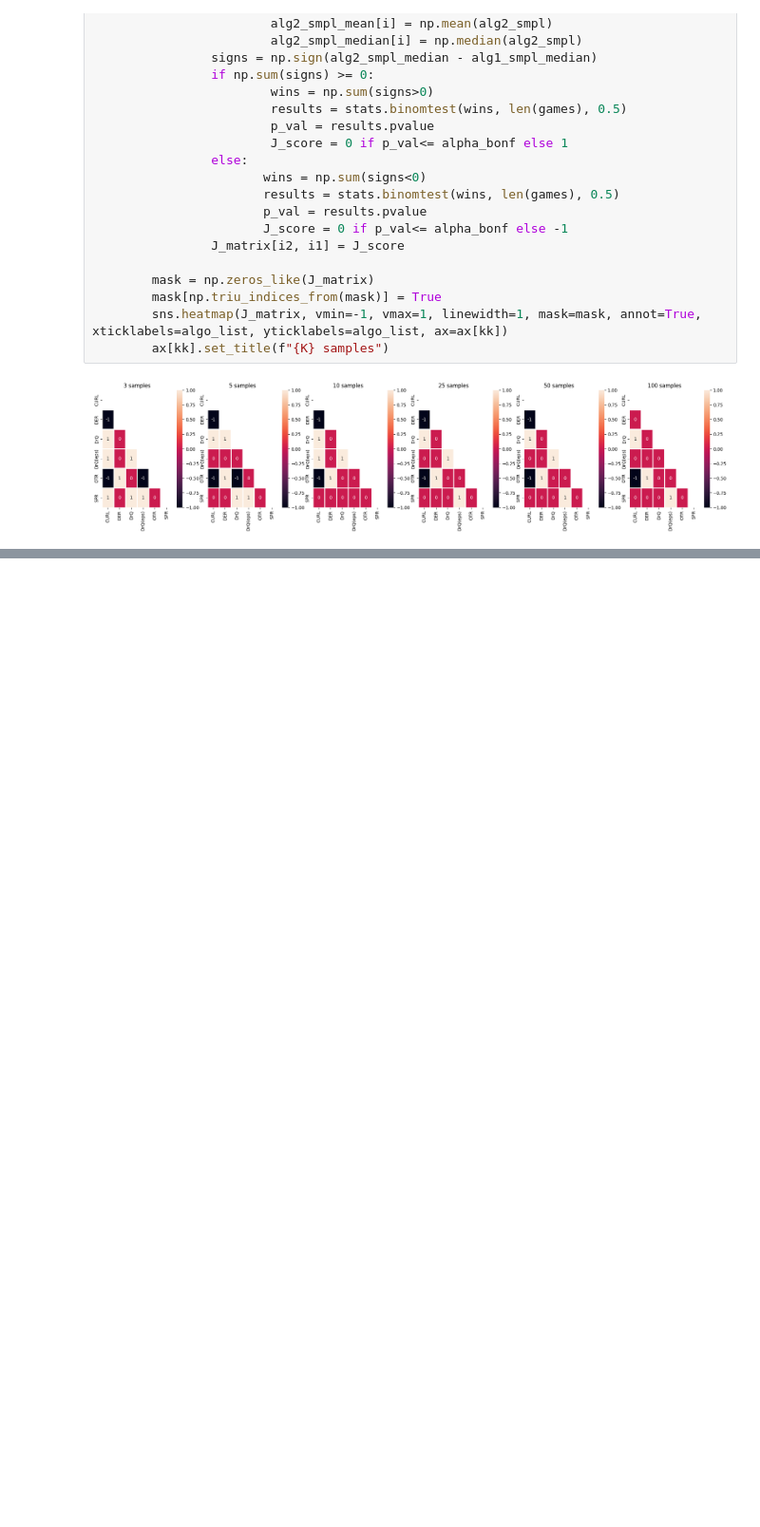
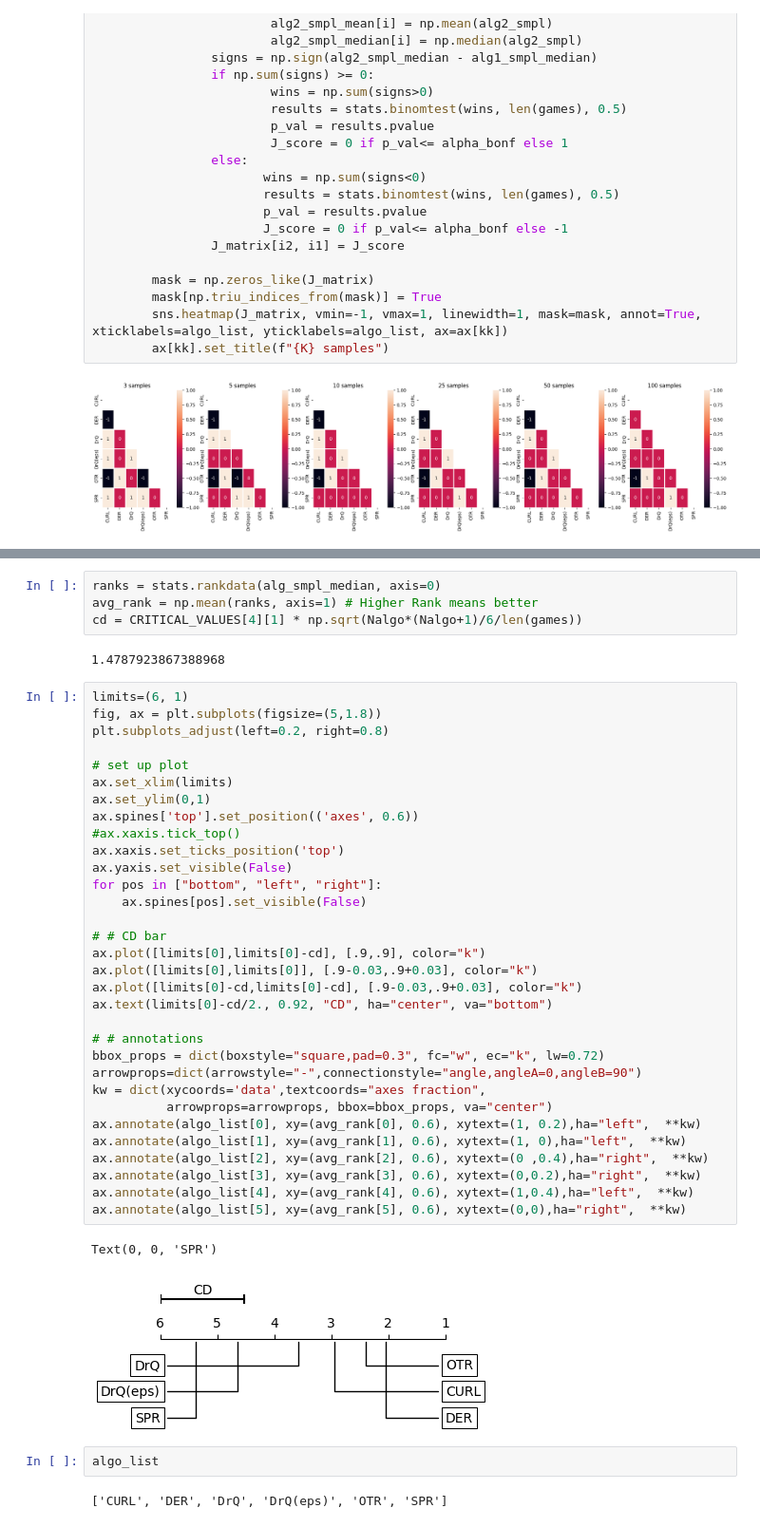
Before and after one commit to ecaromeo/stat_prec, a Jupyter notebook: normality.ipynb, the cells around one changed output, grey strips where cells are left out. Shown: that part at 95% size. Saved outputs shown, nothing was run; the diff lists cells and outputs as text; blank space fills up the shorter version.

```diff
--- a/normality.ipynb
+++ b/normality.ipynb
@@ -704,0 +794,45 @@ for kk in range(len(Kv)):
+# %%
+ranks = stats.rankdata(alg_smpl_median, axis=0)
+avg_rank = np.mean(ranks, axis=1) # Higher Rank means better
+cd = CRITICAL_VALUES[4][1] * np.sqrt(Nalgo*(Nalgo+1)/6/len(games))
+# %% [output]
+1.4787923867388968
+# %%
+limits=(6, 1)
+fig, ax = plt.subplots(figsize=(5,1.8))
+plt.subplots_adjust(left=0.2, right=0.8)
+
+# set up plot
+ax.set_xlim(limits)
+ax.set_ylim(0,1)
+ax.spines['top'].set_position(('axes', 0.6))
+#ax.xaxis.tick_top()
+ax.xaxis.set_ticks_position('top')
+ax.yaxis.set_visible(False)
+for pos in ["bottom", "left", "right"]:
+    ax.spines[pos].set_visible(False)
+
+# # CD bar
+ax.plot([limits[0],limits[0]-cd], [.9,.9], color="k")
+ax.plot([limits[0],limits[0]], [.9-0.03,.9+0.03], color="k")
+ax.plot([limits[0]-cd,limits[0]-cd], [.9-0.03,.9+0.03], color="k")
+ax.text(limits[0]-cd/2., 0.92, "CD", ha="center", va="bottom")
+
+# # annotations
+bbox_props = dict(boxstyle="square,pad=0.3", fc="w", ec="k", lw=0.72)
+arrowprops=dict(arrowstyle="-",connectionstyle="angle,angleA=0,angleB=90")
+kw = dict(xycoords='data',textcoords="axes fraction",
+          arrowprops=arrowprops, bbox=bbox_props, va="center")
+ax.annotate(algo_list[0], xy=(avg_rank[0], 0.6), xytext=(1, 0.2),ha="left",  **kw)
+ax.annotate(algo_list[1], xy=(avg_rank[1], 0.6), xytext=(1, 0),ha="left",  **kw)
+ax.annotate(algo_list[2], xy=(avg_rank[2], 0.6), xytext=(0 ,0.4),ha="right",  **kw)
+ax.annotate(algo_list[3], xy=(avg_rank[3], 0.6), xytext=(0,0.2),ha="right",  **kw)
+ax.annotate(algo_list[4], xy=(avg_rank[4], 0.6), xytext=(1,0.4),ha="left",  **kw)
+ax.annotate(algo_list[5], xy=(avg_rank[5], 0.6), xytext=(0,0),ha="right",  **kw)
+# %% [output]
+Text(0, 0, 'SPR')
+[figure, added]
+# %%
+algo_list
+# %% [output]
+['CURL', 'DER', 'DrQ', 'DrQ(eps)', 'OTR', 'SPR']
```
Also changed, not shown: parts of 4 cells of this notebook.
